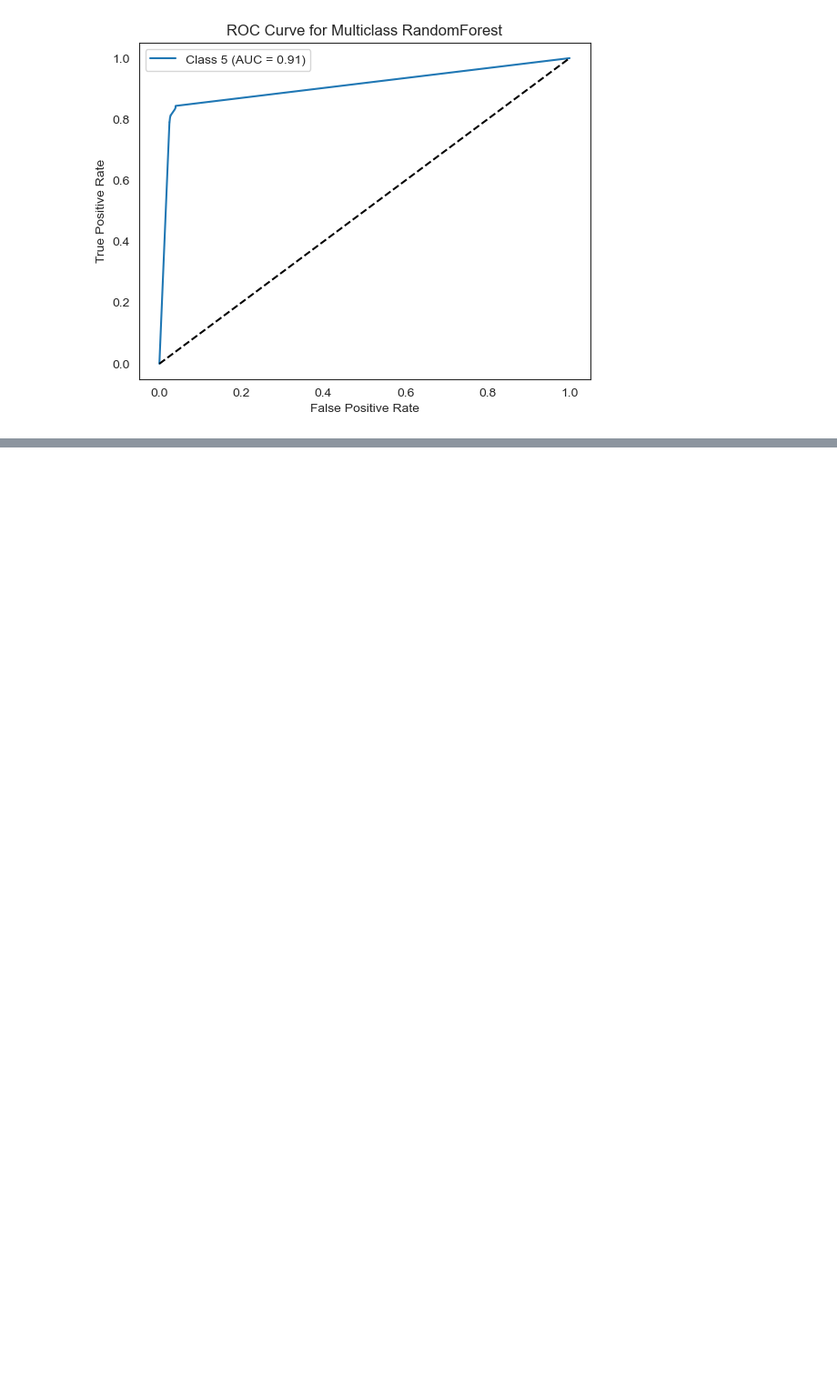
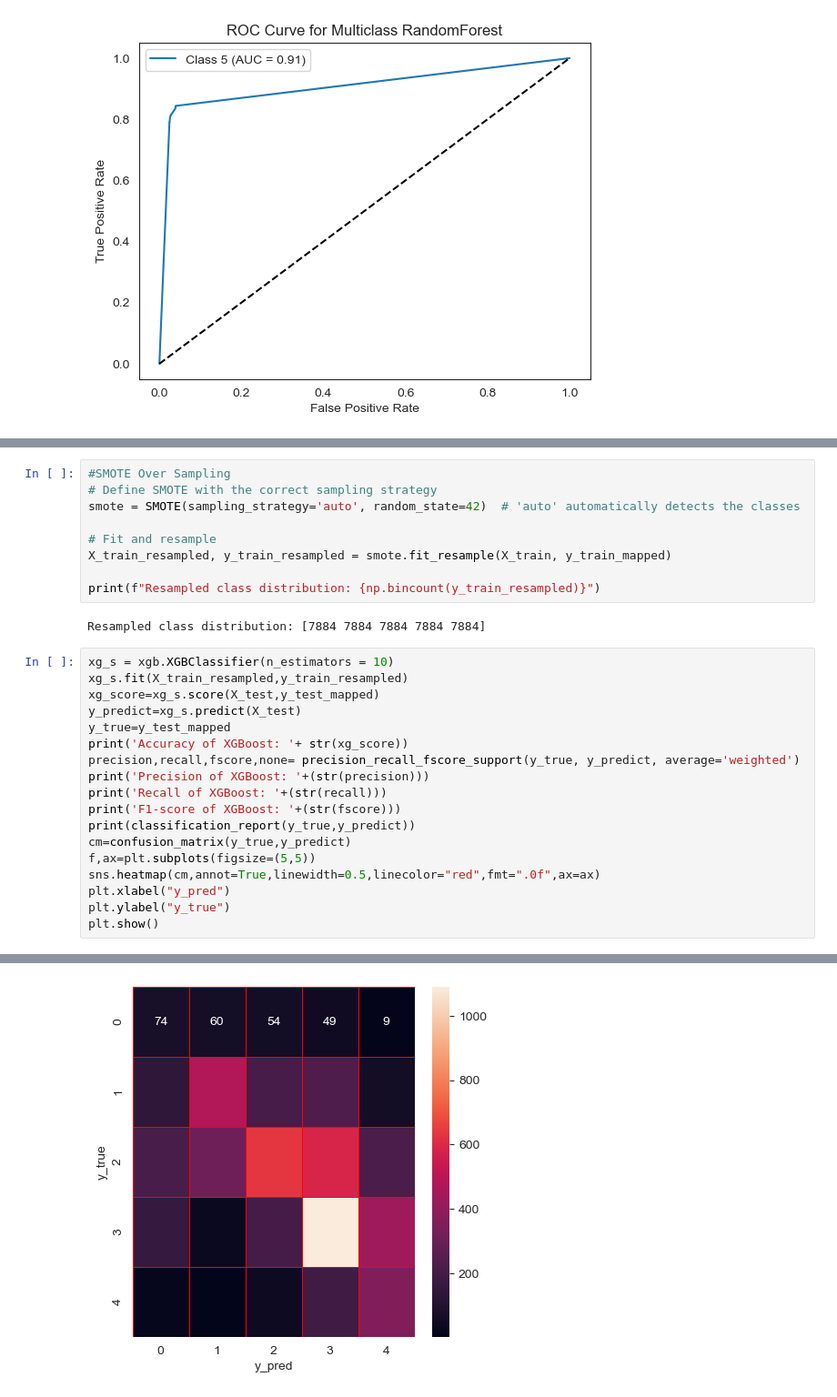
Before and after one commit to samthe030201/Nissan-Elective-Microproject, a Jupyter notebook: Micro Project.ipynb, the cells around one changed output, grey strips where cells are left out. Shown at 91% size. Drawn from its saved outputs; the diff is of its cells as text; blank space fills up the shorter version.

```diff
--- a/Micro Project.ipynb
+++ b/Micro Project.ipynb
@@ -993,0 +1037,30 @@ plt.show()
+# %%
+#SMOTE Over Sampling
+# Define SMOTE with the correct sampling strategy
+smote = SMOTE(sampling_strategy='auto', random_state=42)  # 'auto' automatically detects the classes
+
+# Fit and resample
+X_train_resampled, y_train_resampled = smote.fit_resample(X_train, y_train_mapped)
+
+print(f"Resampled class distribution: {np.bincount(y_train_resampled)}")
+# %% [output]
+Resampled class distribution: [7884 7884 7884 7884 7884]
+# %%
+xg_s = xgb.XGBClassifier(n_estimators = 10)
+xg_s.fit(X_train_resampled,y_train_resampled)
+xg_score=xg_s.score(X_test,y_test_mapped)
+y_predict=xg_s.predict(X_test)
+y_true=y_test_mapped
+print('Accuracy of XGBoost: '+ str(xg_score))
+precision,recall,fscore,none= precision_recall_fscore_support(y_true, y_predict, average='weighted')
+print('Precision of XGBoost: '+(str(precision)))
+print('Recall of XGBoost: '+(str(recall)))
+print('F1-score of XGBoost: '+(str(fscore)))
+print(classification_report(y_true,y_predict))
+cm=confusion_matrix(y_true,y_predict)
+f,ax=plt.subplots(figsize=(5,5))
+sns.heatmap(cm,annot=True,linewidth=0.5,linecolor="red",fmt=".0f",ax=ax)
+plt.xlabel("y_pred")
+plt.ylabel("y_true")
+plt.show()
+# %% [output]
@@ -993,0 +1082 @@ plt.show()
+[figure, added]
```
Also changed, not shown: parts of 9 cells of this notebook, 1 other file.
